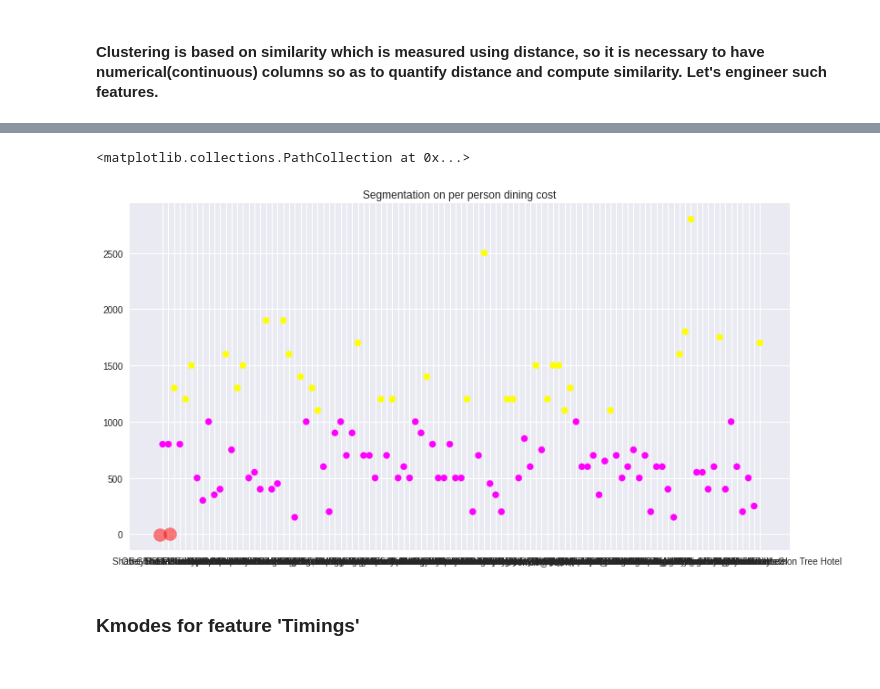
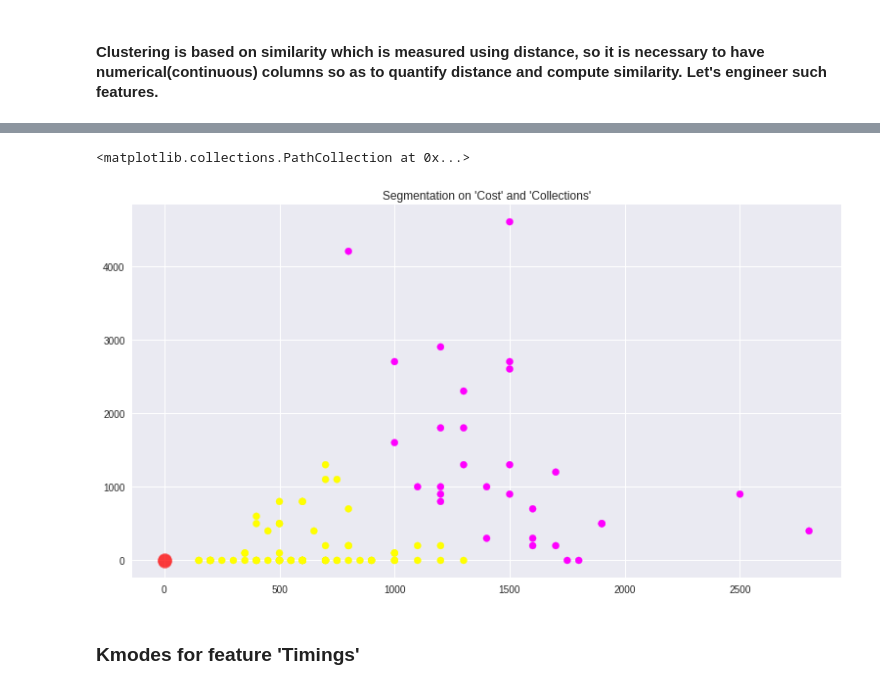
Before and after one commit to Selva-Subramanian/Zomato-restaurant-clustering-Sentiment-Analysis, a Jupyter notebook: ZOMATO_RESTAURANT_CLUSTERING_AND_SENTIMENT_ANALYSIS.ipynb, the cells around one changed output, grey strips where cells are left out. Cells and saved outputs as stored; diff of their text form; code cells hidden in the pictures.

Commit message:
clustering implementation

```diff
--- a/ZOMATO_RESTAURANT_CLUSTERING_AND_SENTIMENT_ANALYSIS.ipynb
+++ b/ZOMATO_RESTAURANT_CLUSTERING_AND_SENTIMENT_ANALYSIS.ipynb
@@ -382,0 +398,17 @@ count
+# %%
+# collections quantified
+collections_score = similarity(df1['encoded collections'],0)
+for i in range(1, len(df1['encoded collections'])):
+  to_add = similarity(df1['encoded collections'],i)
+  collections_score = list(map(add, collections_score, to_add))
+# %%
+# cuisines quantified
+cuisines_score = similarity(df1['encoded cuisines'],0)
+for i in range(1, len(df1['encoded cuisines'])):
+  to_add = similarity(df1['encoded cuisines'],i)
+  cuisines_score = list(map(add, cuisines_score, to_add))
+# %%
+# create new features for clustering
+df1['collections score'] = collections_score
+df1['collections score'][df1['collections score'] == 5400] = 0
+df1['cuisines score'] = cuisines_score
@@ -383,6 +443,7 @@ count
 # %%
 # Silhouette score
-X = df1['Cost'].values.reshape(-1,1)
+features = ['Cost', 'collections score']
+X = df1[features].values
 scaler = StandardScaler()
 X = scaler.fit_transform(X)
 range_n_clusters = [2,3,4,5,6,7,8,9,10,11,12,13,14,15]
@@ -430,14 +491,14 @@ kmeans.fit(X)
 y_kmeans= kmeans.predict(X)
 # %%
 plt.figure(figsize=(13,7))
-plt.title('Segmentation on per person dining cost')
-plt.scatter(df1['Name'], df1['Cost'], c=y_kmeans, s=50, cmap='spring')
+plt.title("Segmentation on 'Cost' and 'Collections'")
+plt.scatter(df1['Cost'], df1['collections score'], c=y_kmeans, s=50, cmap='spring')
 
 centers = kmeans.cluster_centers_
-plt.scatter(centers[:, 0], centers[:, 0], c='red', s=200, alpha=0.5)
+plt.scatter(centers[:, 0], centers[:, 1], c='red', s=200, alpha=0.5)
 # %% [output]
 <matplotlib.collections.PathCollection at 0x...>
-[figure, old version]
+[figure, new version]
 # %% [markdown]
 ### <b> Kmodes for feature 'Timings'
 # %%
```
Also changed, not shown: parts of 22 cells of this notebook.
